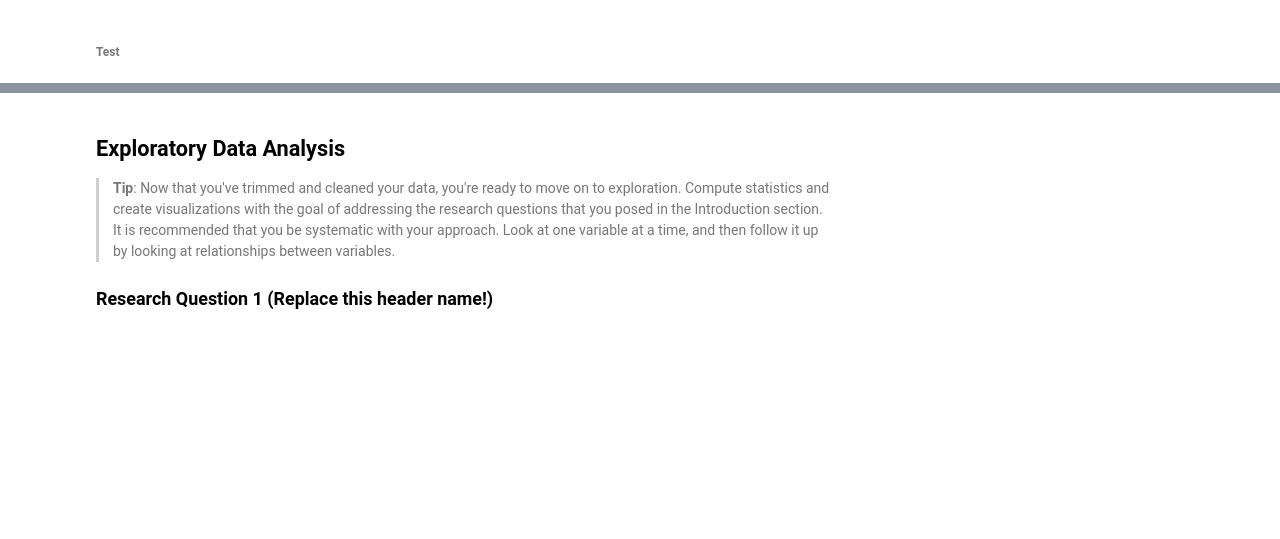
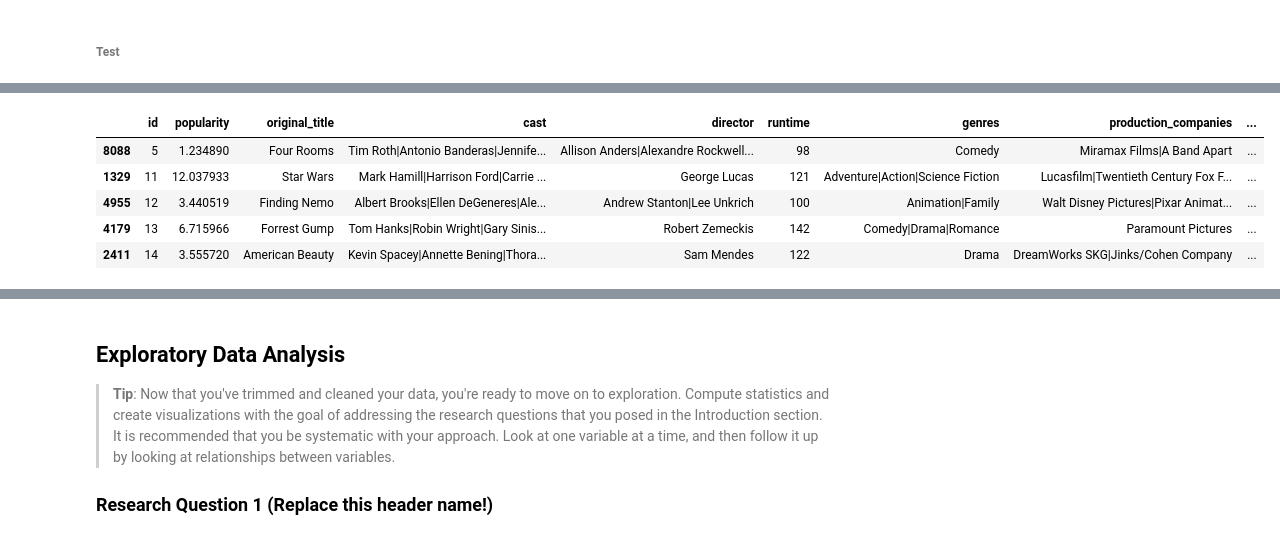
Before and after one commit to KarimEl-Dweky/TMDb-Movie-Data, a Jupyter notebook: TMDb.ipynb, the cells around one changed output, grey strips where cells are left out. Cells and saved outputs as stored; diff of their text form; code cells hidden in the pictures; blank space fills up the shorter version.

```diff
--- a/TMDb.ipynb
+++ b/TMDb.ipynb
@@ -277,0 +296,13 @@ tmdb_df_cleaned =
+# %%
+# Dropping (imdb_id, budget, revenue, homepage, tagline, keywords, overview, release_year) coloumns
+
+unneeded_coulmns = ['imdb_id',
+                    'budget',
+                    'revenue',
+                    'homepage',
+                    'tagline',
+                    'keywords',
+                    'overview',
+                    'release_year']
+
+tmdb_df_cleaned.drop(unneeded_coulmns, axis=1, inplace=True)
@@ -277,0 +440,9 @@ tmdb_df_cleaned =
+# %%
+tmdb_df_cleaned.head()
+# %% [output]
+|  | id | popularity | original_title | cast | director | runtime | genres | production_companies | ... |
+| 8088 | 5 | 1.234890 | Four Rooms | Tim Roth|Antonio Banderas|Jennife... | Allison Anders|Alexandre Rockwell... | 98 | Comedy | Miramax Films|A Band Apart | ... |
+| 1329 | 11 | 12.037933 | Star Wars | Mark Hamill|Harrison Ford|Carrie ... | George Lucas | 121 | Adventure|Action|Science Fiction | Lucasfilm|Twentieth Century Fox F... | ... |
+| 4955 | 12 | 3.440519 | Finding Nemo | Albert Brooks|Ellen DeGeneres|Ale... | Andrew Stanton|Lee Unkrich | 100 | Animation|Family | Walt Disney Pictures|Pixar Animat... | ... |
+| 4179 | 13 | 6.715966 | Forrest Gump | Tom Hanks|Robin Wright|Gary Sinis... | Robert Zemeckis | 142 | Comedy|Drama|Romance | Paramount Pictures | ... |
+| 2411 | 14 | 3.555720 | American Beauty | Kevin Spacey|Annette Bening|Thora... | Sam Mendes | 122 | Drama | DreamWorks SKG|Jinks/Cohen Company | ... |
```
Also changed, not shown: parts of 38 cells of this notebook, 1 other file.
